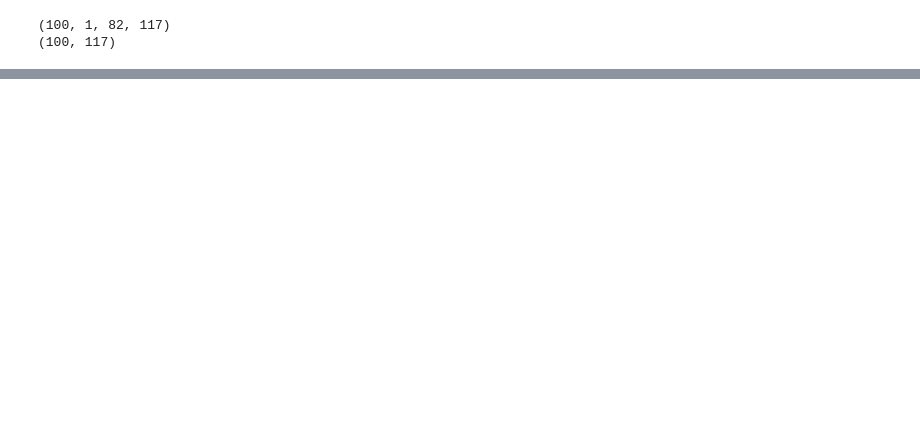
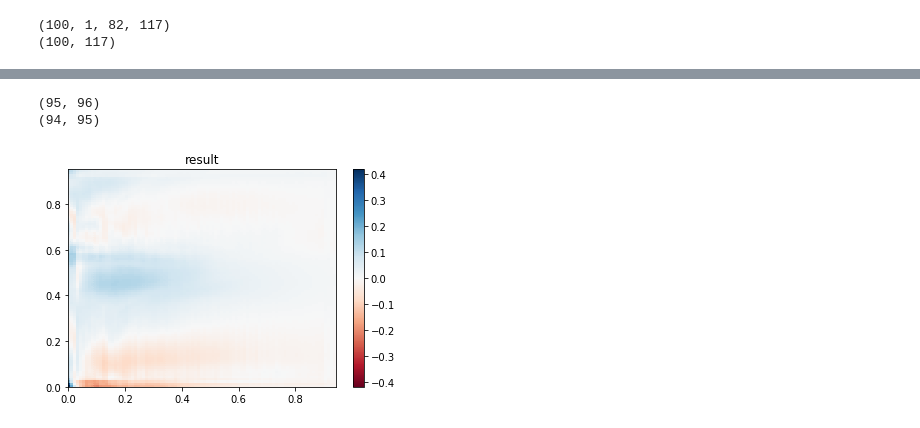
Before and after one commit to aligirayhanozbay/poisson_CNN, a Jupyter notebook: dirichlet_BC_train.ipynb, the cells around one changed output, grey strips where cells are left out. Drawn from its saved outputs; the diff is of its cells as text; code cells hidden in the pictures; blank space fills up the shorter version.

```diff
--- a/dirichlet_BC_train.ipynb
+++ b/dirichlet_BC_train.ipynb
@@ -119,0 +108,22 @@ b['left'].shape
+# %%
+x, y = np.meshgrid(np.linspace(0, soln.shape[-2]*dx, soln.shape[-2]-1), np.linspace(0, soln.shape[-1]*dx, soln.shape[-1]-1), indexing = 'ij')
+#p_r = np.random.randint(0,soln.shape[0])
+#z = soln[p_r,0,...]
+print(z.shape)
+print(x.shape)
+z = mod([tf.expand_dims(b['left'], axis = 1), dx * tf.ones((soln.shape[0],1), dtype = 'float64')])[p_r,0,1:-1,1:-1] - soln[p_r,0,1:-1,1:-1]
+
+#z = mod(tf.expand_dims(b['left'], axis = 1))[p_r,0,...]
+#z = mod(tf.expand_dims(b['left'], axis = 1))[p_r,0,...]-soln[p_r,0,...]
+z_min, z_max = -np.abs(z).max(), np.abs(z).max()
+fig, ax = plt.subplots()
+c = ax.pcolormesh(x, y, z, cmap='RdBu', vmin=z_min, vmax=z_max)
+ax.set_title('result')
+ax.axis([x.min(), x.max(), y.min(), y.max()])
+fig.colorbar(c, ax=ax)
+
+plt.show()
+# %% [output]
+(95, 96)
+(94, 95)
+[figure, added]
```
Also changed, not shown: parts of 9 cells of this notebook, 10 other files.
